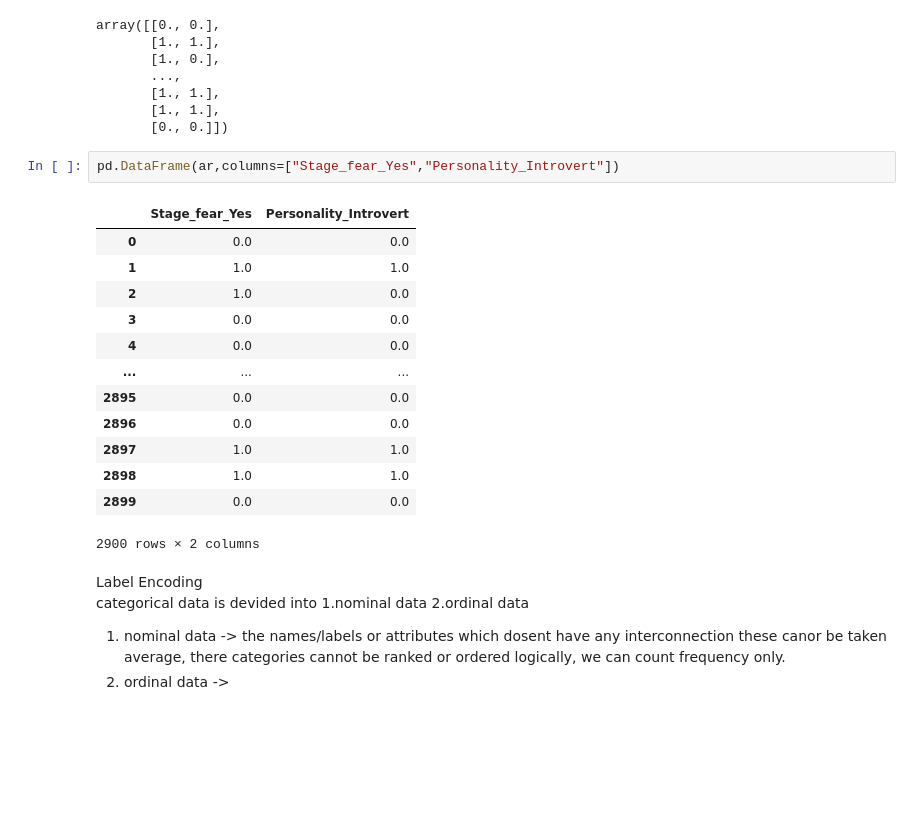
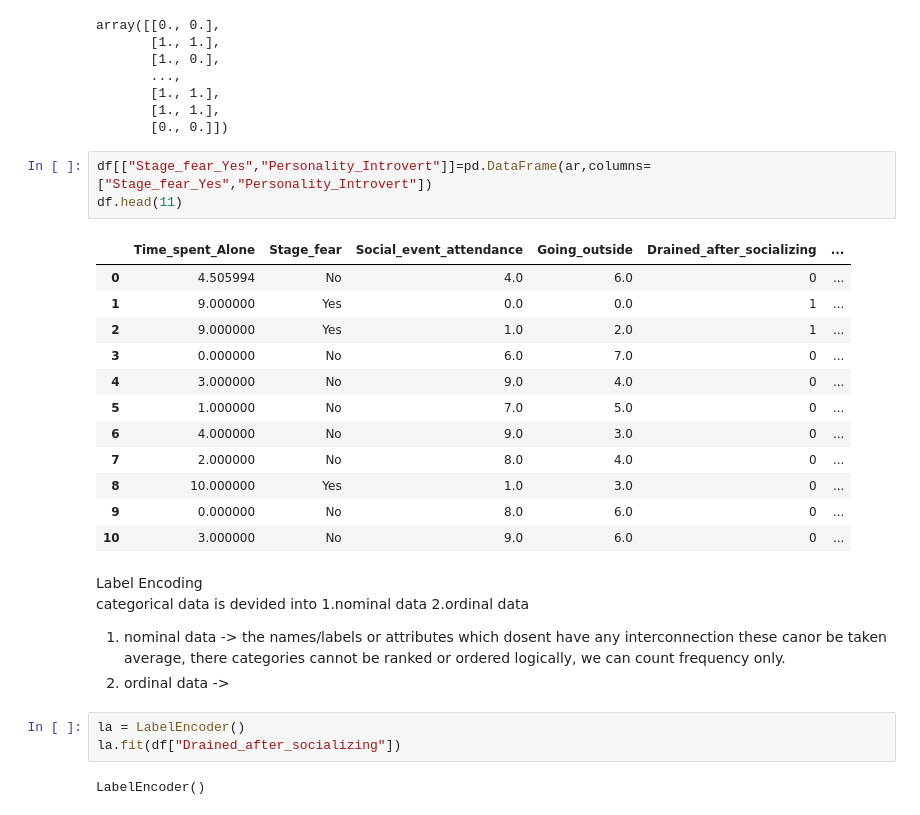
Before and after one commit to gitcrusher/DataScience, a Jupyter notebook: Personality_Analysis/main1.ipynb, the cells around one changed output. Saved outputs shown, nothing was run; the diff lists cells and outputs as text; blank space fills up the shorter version.

```diff
--- a/Personality_Analysis/main1.ipynb
+++ b/Personality_Analysis/main1.ipynb
@@ -221,23 +221,28 @@ array([[0., 0.],
        [1., 1.],
        [0., 0.]])
 # %%
-pd.DataFrame(ar,columns=["Stage_fear_Yes","Personality_Introvert"])
+df[["Stage_fear_Yes","Personality_Introvert"]]=pd.DataFrame(ar,columns=["Stage_fear_Yes","Personality_Introvert"])
+df.head(11)
 # %% [output]
-|  | Stage_fear_Yes | Personality_Introvert |
-| 0 | 0.0 | 0.0 |
-| 1 | 1.0 | 1.0 |
-| 2 | 1.0 | 0.0 |
-| 3 | 0.0 | 0.0 |
-| 4 | 0.0 | 0.0 |
-| ... | ... | ... |
-| 2895 | 0.0 | 0.0 |
-| 2896 | 0.0 | 0.0 |
-| 2897 | 1.0 | 1.0 |
-| 2898 | 1.0 | 1.0 |
-| 2899 | 0.0 | 0.0 |
+|  | Time_spent_Alone | Stage_fear | Social_event_attendance | Going_outside | Drained_after_socializing | ... |
+| 0 | 4.505994 | No | 4.0 | 6.0 | 0 | ... |
+| 1 | 9.000000 | Yes | 0.0 | 0.0 | 1 | ... |
+| 2 | 9.000000 | Yes | 1.0 | 2.0 | 1 | ... |
+| 3 | 0.000000 | No | 6.0 | 7.0 | 0 | ... |
+| 4 | 3.000000 | No | 9.0 | 4.0 | 0 | ... |
+| 5 | 1.000000 | No | 7.0 | 5.0 | 0 | ... |
+| 6 | 4.000000 | No | 9.0 | 3.0 | 0 | ... |
+| 7 | 2.000000 | No | 8.0 | 4.0 | 0 | ... |
+| 8 | 10.000000 | Yes | 1.0 | 3.0 | 0 | ... |
+| 9 | 0.000000 | No | 8.0 | 6.0 | 0 | ... |
+| 10 | 3.000000 | No | 9.0 | 6.0 | 0 | ... |
-2900 rows × 2 columns
 # %% [markdown]
 Label Encoding
 categorical data is devided into 1.nominal data 2.ordinal data
 1) nominal data -> the names/labels or attributes which dosent have any interconnection these canor be taken average, there categories cannot be ranked or ordered logically, we can count frequency only.
 2) ordinal data ->
+# %%
+la = LabelEncoder()
+la.fit(df["Drained_after_socializing"])
+# %% [output]
+LabelEncoder()
```
Also changed, not shown: parts of 2 cells of this notebook.
